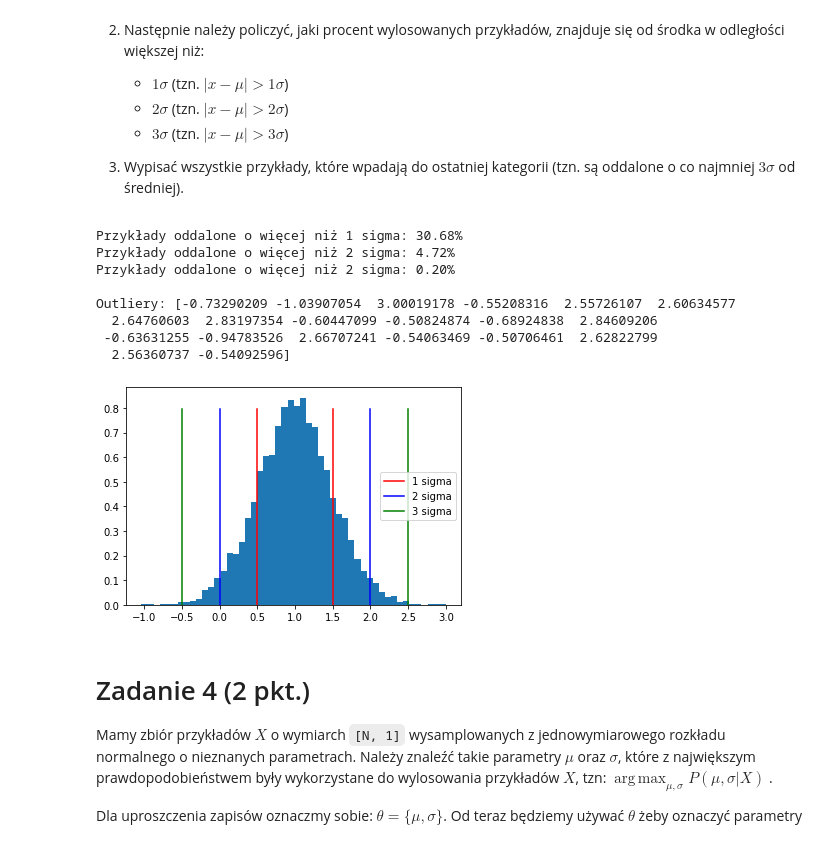
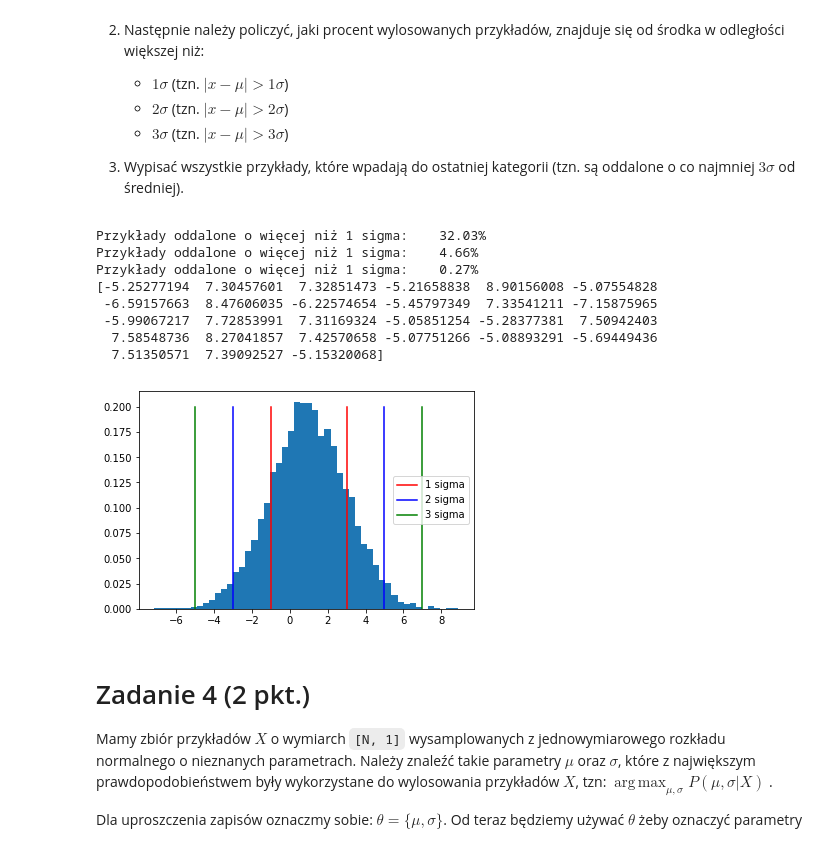
Before and after one commit to tomaszkrzyzek/ml2019-20_tomasz_krzyzek, a Jupyter notebook: lab/03_rozklady_mle.ipynb, the cells around one changed output. Drawn from its saved outputs; the diff is of its cells as text; code cells hidden in the pictures.

```diff
--- a/lab/03_rozklady_mle.ipynb
+++ b/lab/03_rozklady_mle.ipynb
@@ -170,26 +172,33 @@ Należy:
 3. Wypisać wszystkie przykłady, które wpadają do ostatniej kategorii (tzn. są oddalone o co najmniej $3\sigma$ od średniej).
 # %%
 # Podpunkt 1: Wysamplować 10000 przykładów z rozkładu normalnego
-loc = ??? # średnia wybranego rozkładu normalnego
-scale = ??? # odchylenie standardowe wybranego rozkładu normalnego
-X = np.random.normal(???)
+loc = 1 # średnia wybranego rozkładu normalnego
+scale = 2 # odchylenie standardowe wybranego rozkładu normalnego
+X = np.random.normal(loc, scale, 10000)
 
 # Podpunkt 2: Wyliczyć i wypisać procent
+print(f'Przykłady oddalone o więcej niż 1 sigma:\
+    {len(X[np.abs(X - loc) > scale]) / 100}%')
+print(f'Przykłady oddalone o więcej niż 1 sigma:\
+    {len(X[np.abs(X - loc) > scale * 2]) / 100}%')
+print(f'Przykłady oddalone o więcej niż 1 sigma:\
+    {len(X[np.abs(X - loc) > scale * 3]) / 100}%')
 
 # Podpunkt 3: Wypisać elementy, które są oddalone od średniej o 3 sigma.
+print(X[np.abs(X - loc) > scale * 3])
 
 # Trochę wizualizacji
 utils.visualize_normal_dist(X, loc, scale)
 # %% [output]
-Przykłady oddalone o więcej niż 1 sigma: 30.68%
-Przykłady oddalone o więcej niż 2 sigma: 4.72%
-Przykłady oddalone o więcej niż 2 sigma: 0.20%
-
-Outliery: [-0.73290209 -1.03907054  3.00019178 -0.55208316  2.55726107  2.60634577
-  2.64760603  2.83197354 -0.60447099 -0.50824874 -0.68924838  2.84609206
- -0.63631255 -0.94783526  2.66707241 -0.54063469 -0.50706461  2.62822799
-  2.56360737 -0.54092596]
+Przykłady oddalone o więcej niż 1 sigma:    32.03%
+Przykłady oddalone o więcej niż 1 sigma:    4.66%
+Przykłady oddalone o więcej niż 1 sigma:    0.27%
+[-5.25277194  7.30457601  7.32851473 -5.21658838  8.90156008 -5.07554828
+ -6.59157663  8.47606035 -6.22574654 -5.45797349  7.33541211 -7.15875965
+ -5.99067217  7.72853991  7.31169324 -5.05851254 -5.28377381  7.50942403
+  7.58548736  8.27041857  7.42570658 -5.07751266 -5.08893291 -5.69449436
+  7.51350571  7.39092527 -5.15320068]
-[figure, old version]
+[figure, new version]
 # %% [markdown]
 # Zadanie 4 (2 pkt.)
 Mamy zbiór przykładów $X$ o wymiarch `[N, 1]` wysamplowanych z jednowymiarowego rozkładu normalnego o nieznanych parametrach. Należy znaleźć takie parametry $\mu$ oraz $\sigma$, które z największym prawdopodobieństwem były wykorzystane do wylosowania przykładów $X$, tzn: $
```
Also changed, not shown: parts of 15 cells of this notebook, 1 other file.
